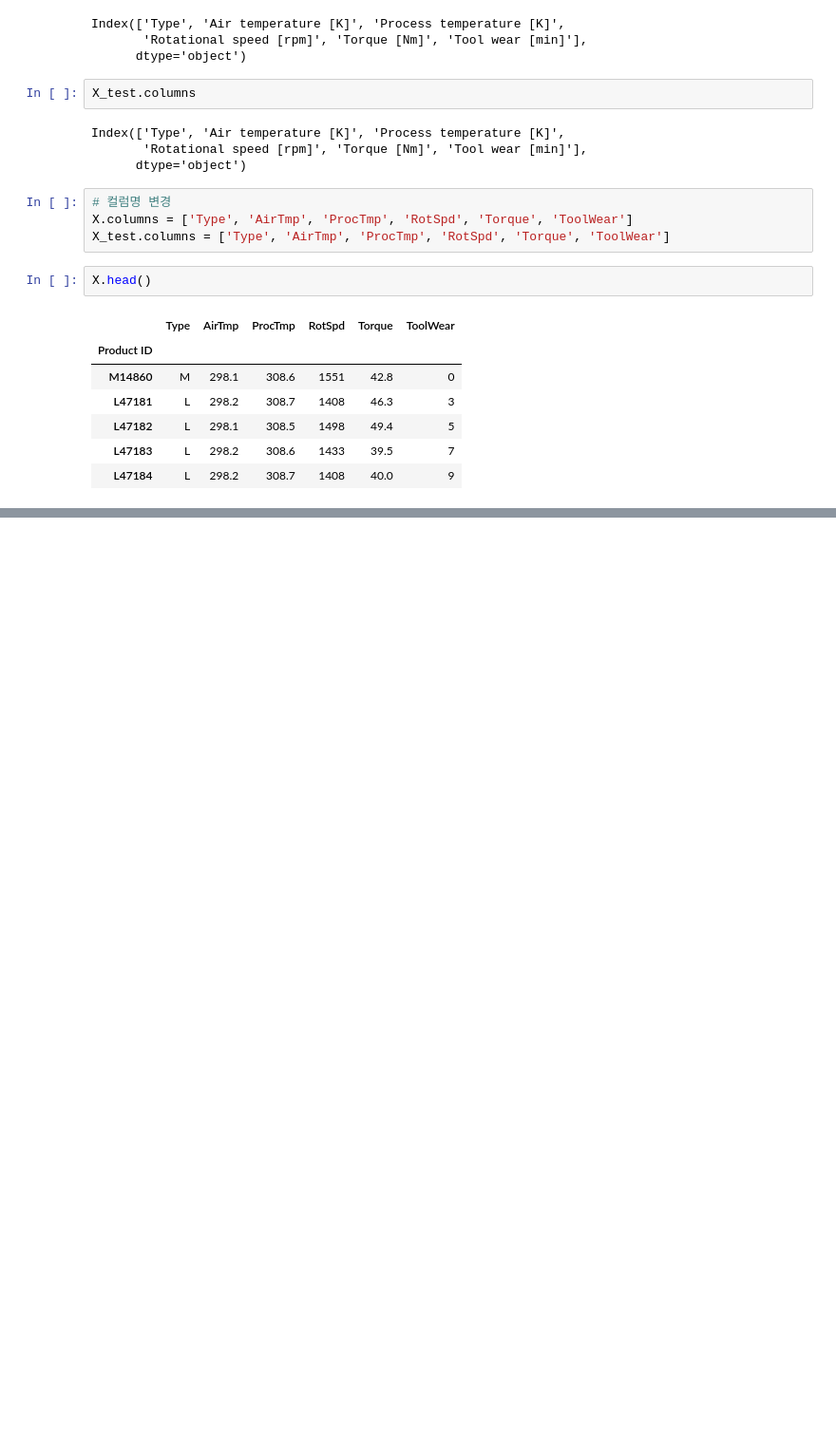
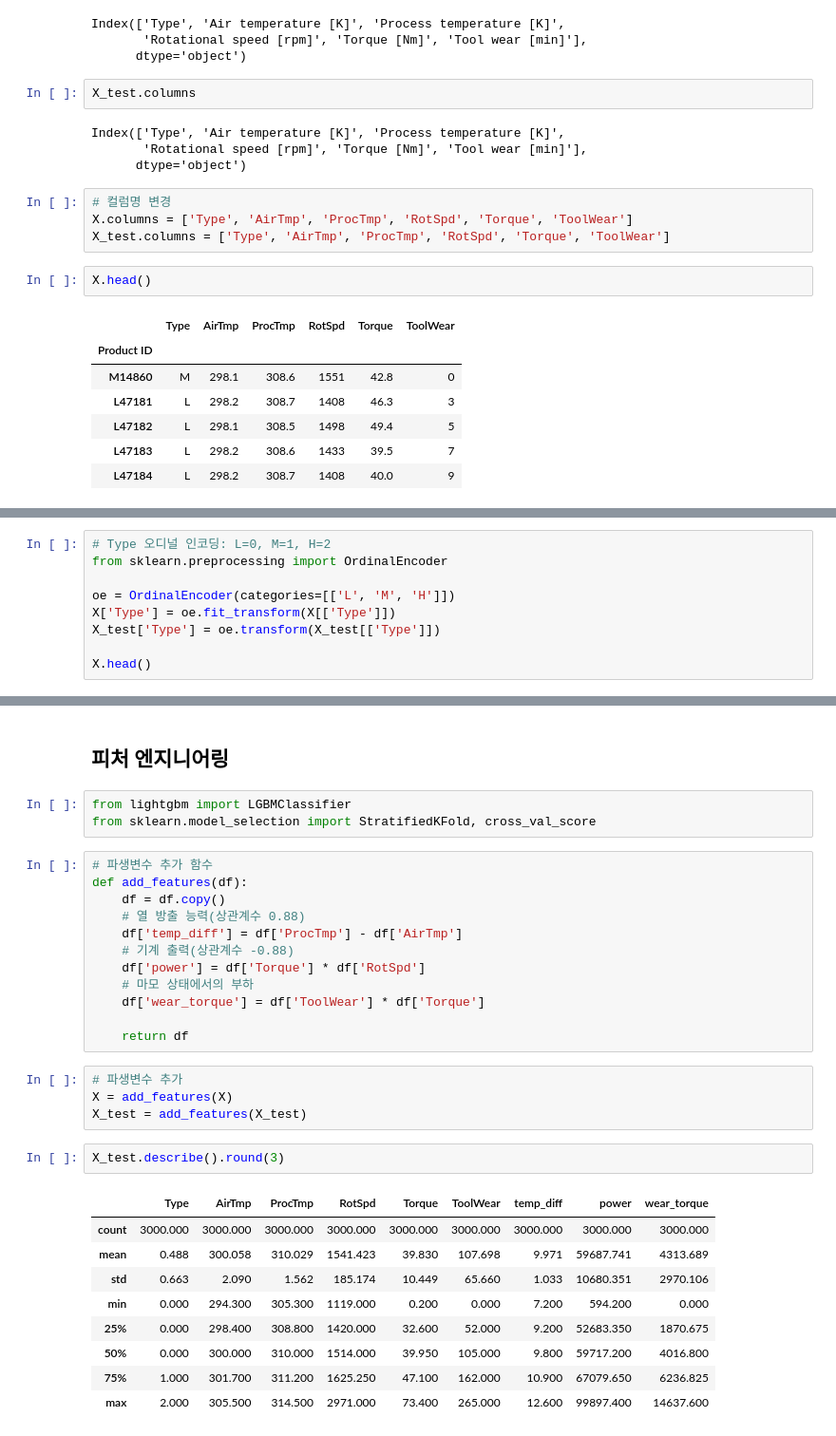
Before and after one commit to taehyunan-99/sesac_ml_dl_study_repo, a Jupyter notebook: kaggle_data_2/code/kaggle.ipynb, the cells around one changed output, grey strips where cells are left out. Shown at 95% size. Cells and saved outputs as stored; diff of their text form; blank space fills up the shorter version.

```diff
--- a/kaggle_data_2/code/kaggle.ipynb
+++ b/kaggle_data_2/code/kaggle.ipynb
@@ -187,0 +175,9 @@ X.head()
+# %%
+# Type 오디널 인코딩: L=0, M=1, H=2
+from sklearn.preprocessing import OrdinalEncoder
+
+oe = OrdinalEncoder(categories=[['L', 'M', 'H']])
+X['Type'] = oe.fit_transform(X[['Type']])
+X_test['Type'] = oe.transform(X_test[['Type']])
+
+X.head()
@@ -187,0 +192,33 @@ X.head()
+# %% [markdown]
+## 피처 엔지니어링
+# %%
+from lightgbm import LGBMClassifier
+from sklearn.model_selection import StratifiedKFold, cross_val_score
+# %%
+# 파생변수 추가 함수
+def add_features(df):
+    df = df.copy()
+    # 열 방출 능력(상관계수 0.88)
+    df['temp_diff'] = df['ProcTmp'] - df['AirTmp']
+    # 기계 출력(상관계수 -0.88)
+    df['power'] = df['Torque'] * df['RotSpd']
+    # 마모 상태에서의 부하
+    df['wear_torque'] = df['ToolWear'] * df['Torque']
+
+    return df
+# %%
+# 파생변수 추가
+X = add_features(X)
+X_test = add_features(X_test)
+# %%
+X_test.describe().round(3)
+# %% [output]
+|  | Type | AirTmp | ProcTmp | RotSpd | Torque | ToolWear | temp_diff | power | wear_torque |
+| count | 3000.000 | 3000.000 | 3000.000 | 3000.000 | 3000.000 | 3000.000 | 3000.000 | 3000.000 | 3000.000 |
+| mean | 0.488 | 300.058 | 310.029 | 1541.423 | 39.830 | 107.698 | 9.971 | 59687.741 | 4313.689 |
+| std | 0.663 | 2.090 | 1.562 | 185.174 | 10.449 | 65.660 | 1.033 | 10680.351 | 2970.106 |
+| min | 0.000 | 294.300 | 305.300 | 1119.000 | 0.200 | 0.000 | 7.200 | 594.200 | 0.000 |
+| 25% | 0.000 | 298.400 | 308.800 | 1420.000 | 32.600 | 52.000 | 9.200 | 52683.350 | 1870.675 |
+| 50% | 0.000 | 300.000 | 310.000 | 1514.000 | 39.950 | 105.000 | 9.800 | 59717.200 | 4016.800 |
+| 75% | 1.000 | 301.700 | 311.200 | 1625.250 | 47.100 | 162.000 | 10.900 | 67079.650 | 6236.825 |
+| max | 2.000 | 305.500 | 314.500 | 2971.000 | 73.400 | 265.000 | 12.600 | 99897.400 | 14637.600 |
```
Also changed, not shown: parts of 22 cells of this notebook, 7 other files.
